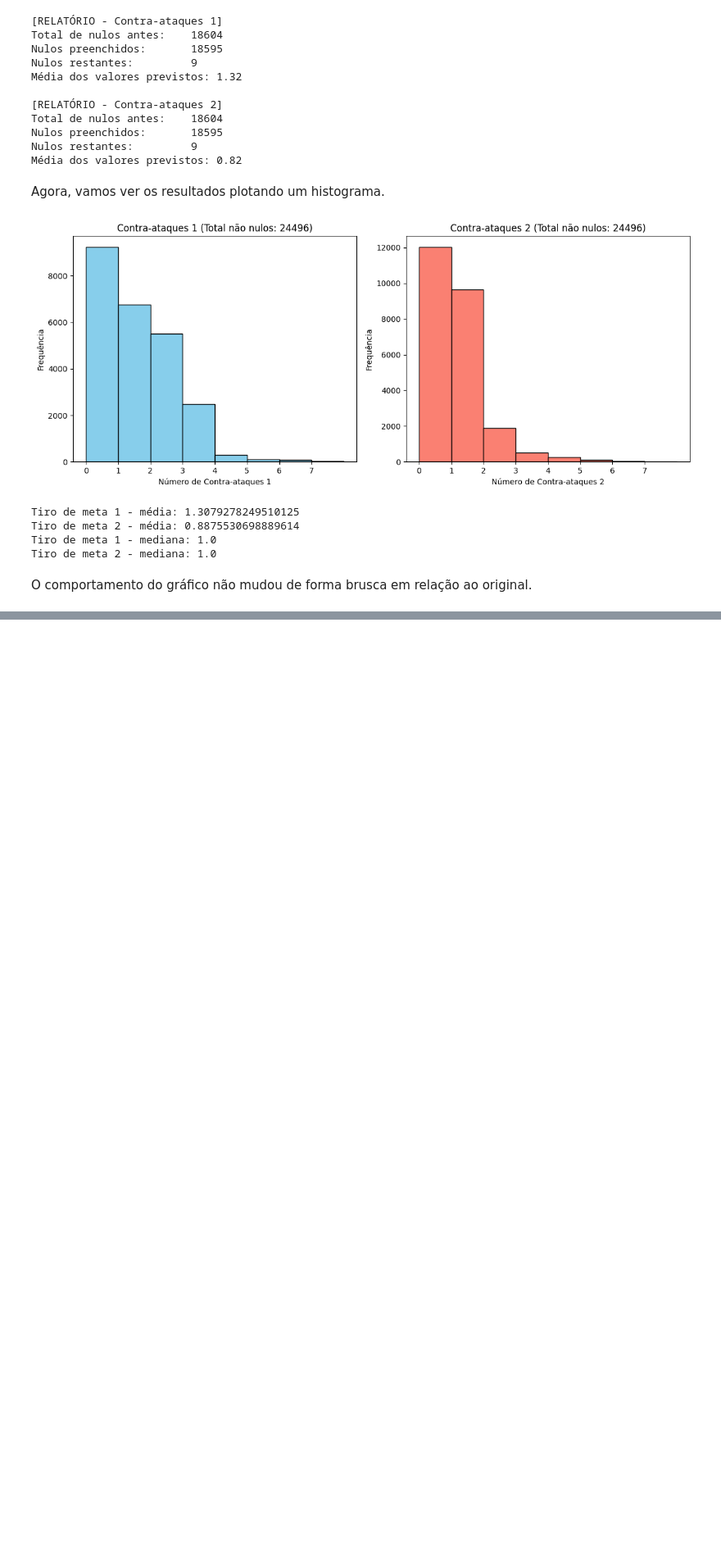
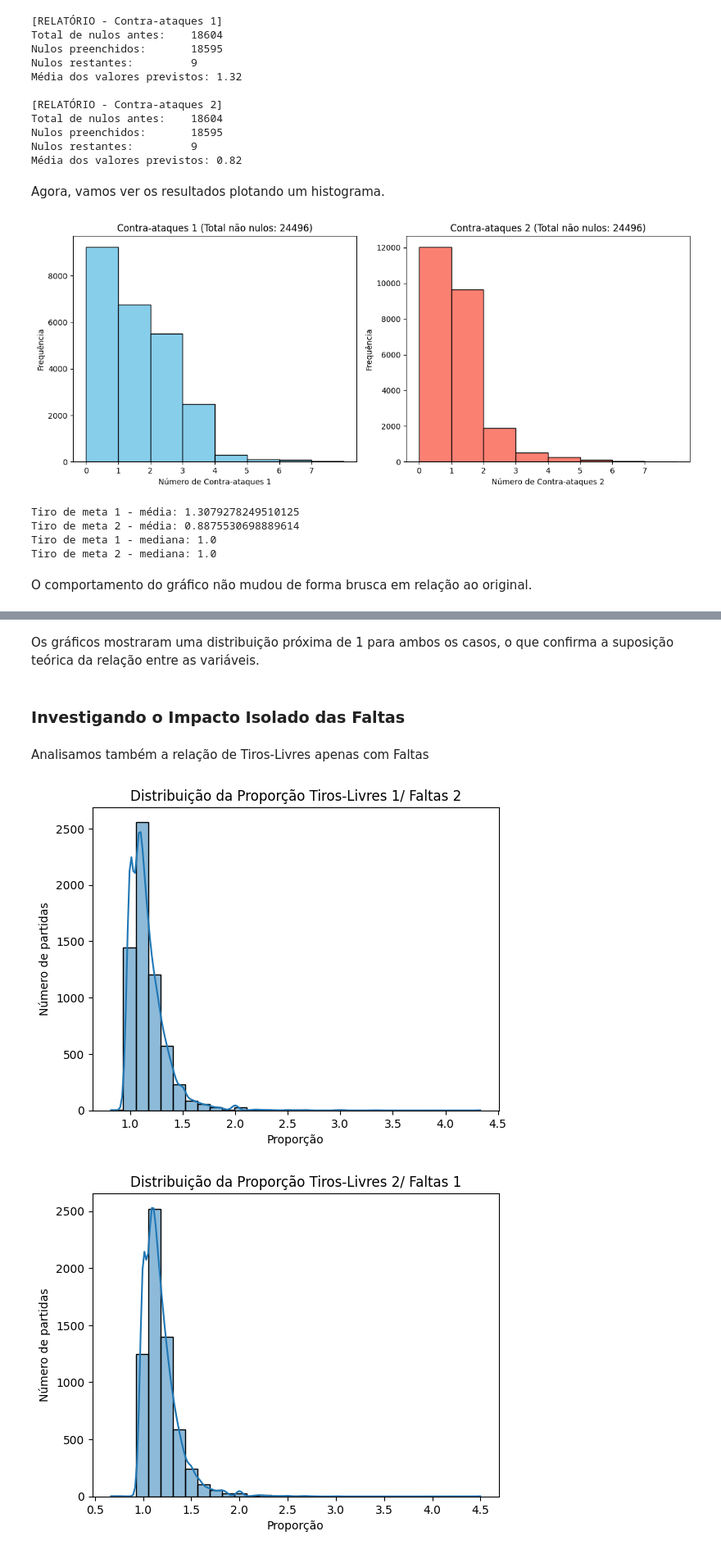
Before and after one commit to UFRJ-Analytica/PS-2025.1, a Jupyter notebook: Progresso/#XRay_final2.ipynb, the cells around one changed output, grey strips where cells are left out. Shown at 82% size. Cells and saved outputs as stored; diff of their text form; code cells hidden in the pictures; blank space fills up the shorter version.

```diff
--- a/Progresso/#XRay_final2.ipynb
+++ b/Progresso/#XRay_final2.ipynb
@@ -809,0 +862,23 @@ O comportamento do gráfico não mudou de forma brusca em relação ao original.
+# %% [markdown]
+Os gráficos mostraram uma distribuição próxima de 1 para ambos os casos, o que confirma a suposição teórica da relação entre as variáveis.
+# %% [markdown]
+### Investigando o Impacto Isolado das Faltas
+# %% [markdown]
+Analisamos também a relação de Tiros-Livres apenas com Faltas
+# %%
+df['proporcao_tiro_falta'] = df['Tiros-livres 1'] / (df['Faltas 2'])
+sns.histplot(df['proporcao_tiro_falta'], bins=30, kde=True)
+plt.title('Distribuição da Proporção Tiros-Livres 1/ Faltas 2')
+plt.xlabel('Proporção')
+plt.ylabel('Número de partidas')
+plt.show()
+df['proporcao2'] = df['Tiros-livres 2'] / (df['Faltas 1'])
+sns.histplot(df['proporcao2'], bins=30, kde=True)
+plt.title('Distribuição da Proporção Tiros-Livres 2/ Faltas 1')
+plt.xlabel('Proporção')
+plt.ylabel('Número de partidas')
+plt.show()
+#Nesse caso, a estimativa já não é tão boa quanto o outro, o que leva a crer que a substituição dos valores nulos de Tiros Livres seja melhor com (faltas + impedimentos)
+# %% [output]
+[figure, added]
+[figure, added]
```
Also changed, not shown: parts of 79 cells of this notebook.
